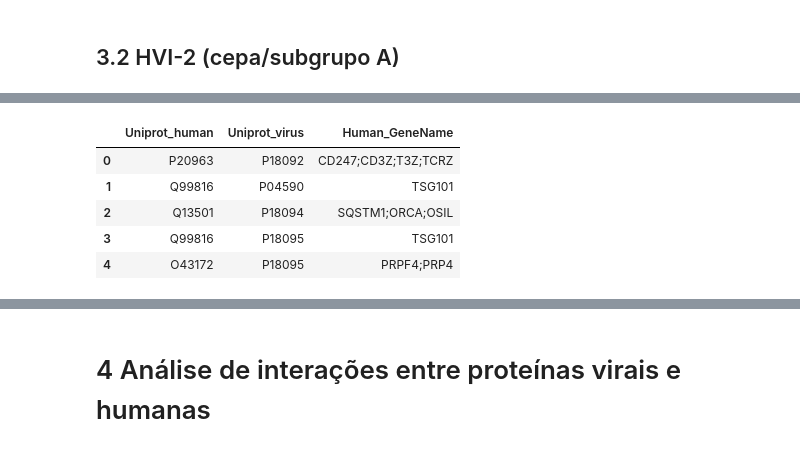
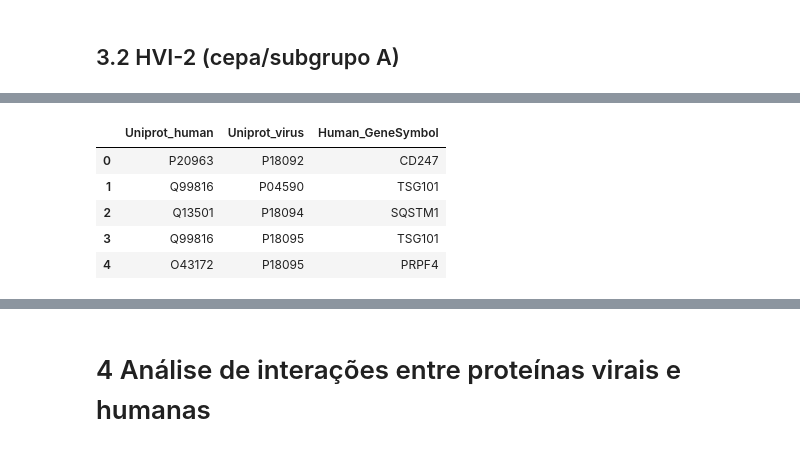
Before and after one commit to strawndri/ic-drug-repurposing, a Jupyter notebook: notebook.ipynb, the cells around one changed output, grey strips where cells are left out. Cells and saved outputs as stored; diff of their text form; code cells hidden in the pictures.

```diff
--- a/notebook.ipynb
+++ b/notebook.ipynb
@@ -122,6 +116,10 @@ def plot_histogram(lcc_random, lcc, title, label):
     plt.show()
 # %% [markdown]
 # 3 Tratamento e seleção de dados
+# %%
+ppi_human_virus = ppi_human_virus.rename(columns={"Human_GeneName" : "Human_GeneSymbol"})
+# %%
+ppi_human_virus['Human_GeneSymbol'] = ppi_human_virus['Human_GeneSymbol'].str.split(';').str[0]
 # %% [markdown]
 ## 3.1 HVI-1 (cepa/grupo M, subtipo D)
 # %%
@@ -154,12 +195,12 @@ ppi_hiv2A = ppi_human_virus[selecao]
 # %%
 ppi_hiv2A.reset_index(inplace=True)
-ppi_hiv2A = ppi_hiv2A[['Uniprot_human', 'Uniprot_virus', 'Human_GeneName']]
+ppi_hiv2A = ppi_hiv2A[['Uniprot_human', 'Uniprot_virus', 'Human_GeneSymbol']]
 
 ppi_hiv2A.head()
 # %% [output]
-|  | Uniprot_human | Uniprot_virus | Human_GeneName |
-| 0 | P20963 | P18092 | CD247;CD3Z;T3Z;TCRZ |
+|  | Uniprot_human | Uniprot_virus | Human_GeneSymbol |
+| 0 | P20963 | P18092 | CD247 |
 | 1 | Q99816 | P04590 | TSG101 |
-| 2 | Q13501 | P18094 | SQSTM1;ORCA;OSIL |
+| 2 | Q13501 | P18094 | SQSTM1 |
 | 3 | Q99816 | P18095 | TSG101 |
-| 4 | O43172 | P18095 | PRPF4;PRP4 |
+| 4 | O43172 | P18095 | PRPF4 |
```
Also changed, not shown: parts of 23 cells of this notebook.
